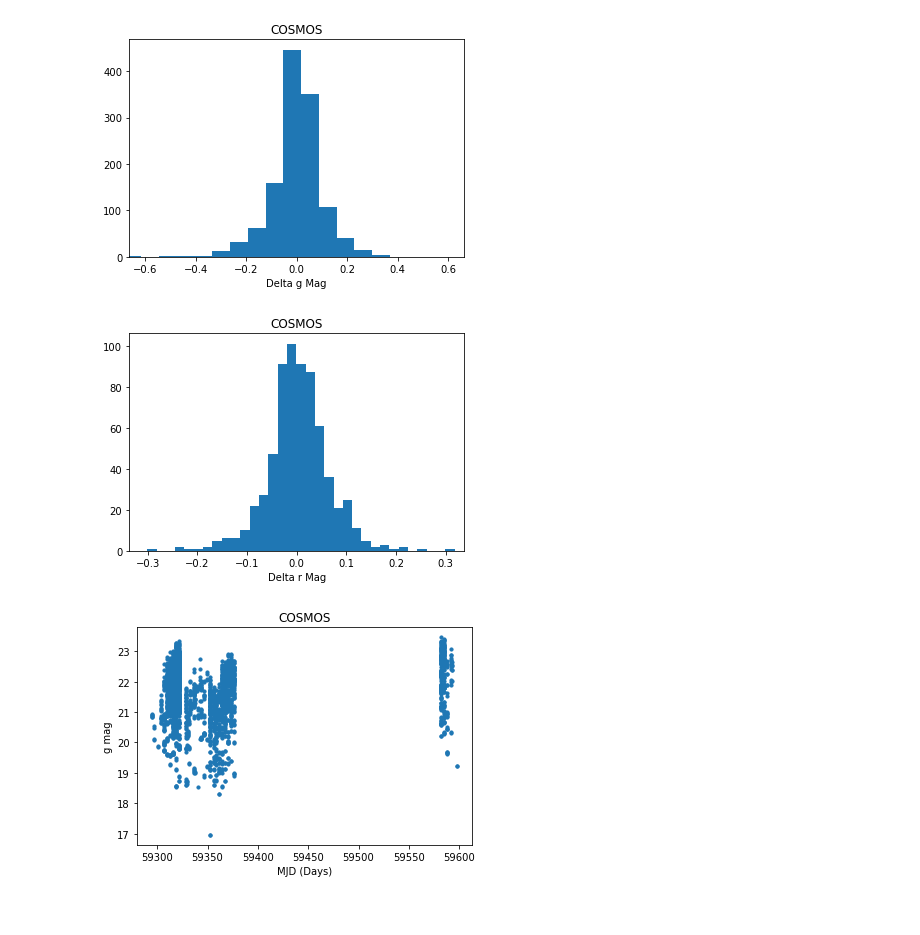
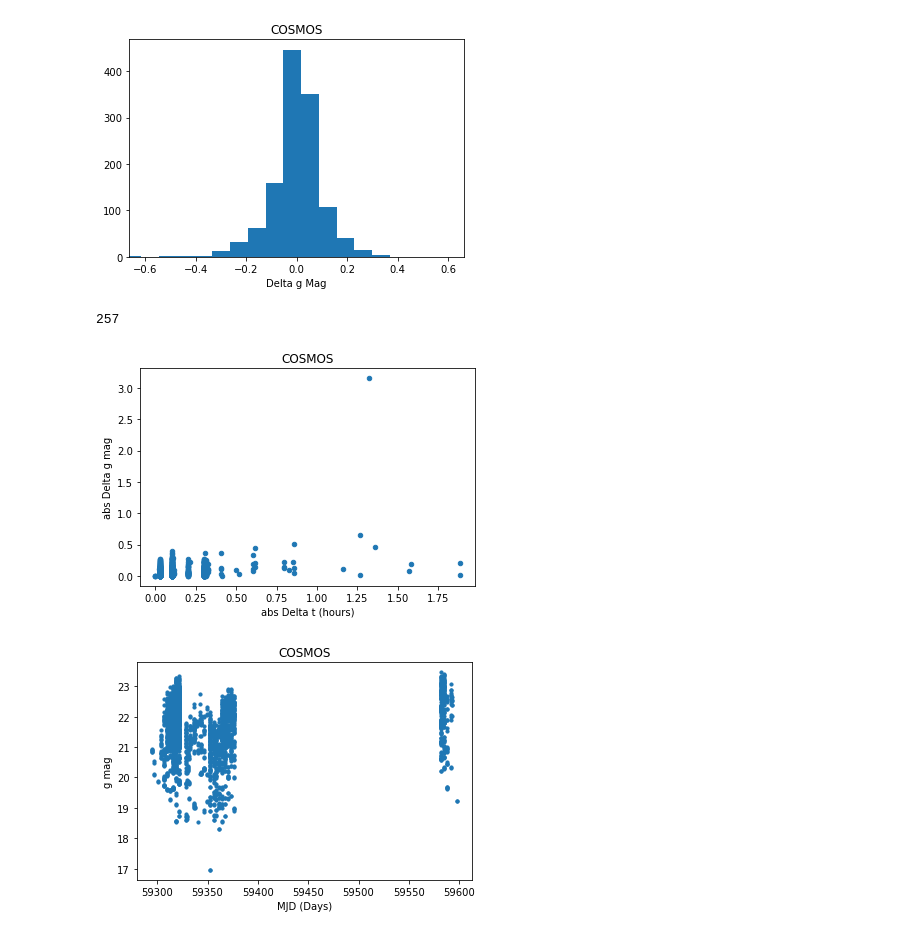
Before and after one commit to RileyWClarke/RAFTS, a Jupyter notebook: decam_validation.ipynb, the cells around one changed output. Cells and saved outputs as stored; diff of their text form; code cells hidden in the pictures.

```diff
--- a/decam_validation.ipynb
+++ b/decam_validation.ipynb
@@ -182,10 +228,38 @@ def dmag_hist(field, band, bins):
 h = dmag_hist('COSMOS', 'g', bins=50)
 # %% [output]
 [figure]
-# %%
-h = dmag_hist('COSMOS', 'r', bins=50)
-# %% [output]
-[figure, removed]
+# %%
+def dmag_plot(field, band):
+
+    dmag = []
+    dtime = []
+
+    for i,id in enumerate(dcdf[dcdf['field'] == field]['candidate id'].unique()):
+
+        subdf = dcdf[(dcdf['object filter'] == band) & (dcdf['candidate id'] == id)]
+
+        if subdf.shape[0] > 1:
+
+            dtime.append(subdf[subdf['object magnitude'] == subdf['object magnitude'].max()]['object MJD'].values[0] -
+                    subdf[subdf['object magnitude'] == subdf['object magnitude'].min()]['object MJD'].values[0])
+
+            dmag.append(subdf['object magnitude'].max() - subdf['object magnitude'].min())
+
+    dmag = np.array(np.abs(dmag))
+    dtime = np.array(np.abs(dtime) * 24)
+
+    print(np.where(dmag == dmag.max())[0][0])
+
+    plt.scatter(dtime, dmag, s=20);
+    #plt.ylim(0.5,-3.5)
+    plt.ylabel('abs Delta {} mag'.format(band))
+    plt.xlabel('abs Delta t (hours)')
+    plt.title(field)
+    return dmag, dtime
+dmag, dtime = dmag_plot('COSMOS', 'g');
+# %% [output]
+257
+[figure, added]
 # %%
 def dc_lcv(field, filt, log=False):
     if log==True:
```
Also changed, not shown: parts of 19 cells of this notebook, 8 other files.
